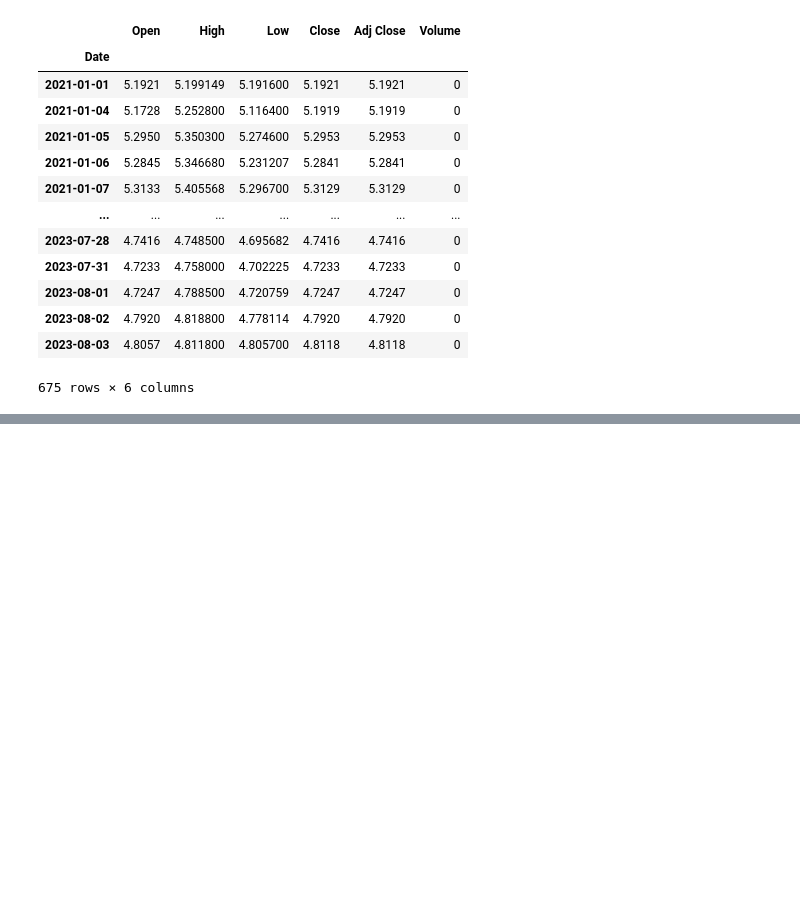
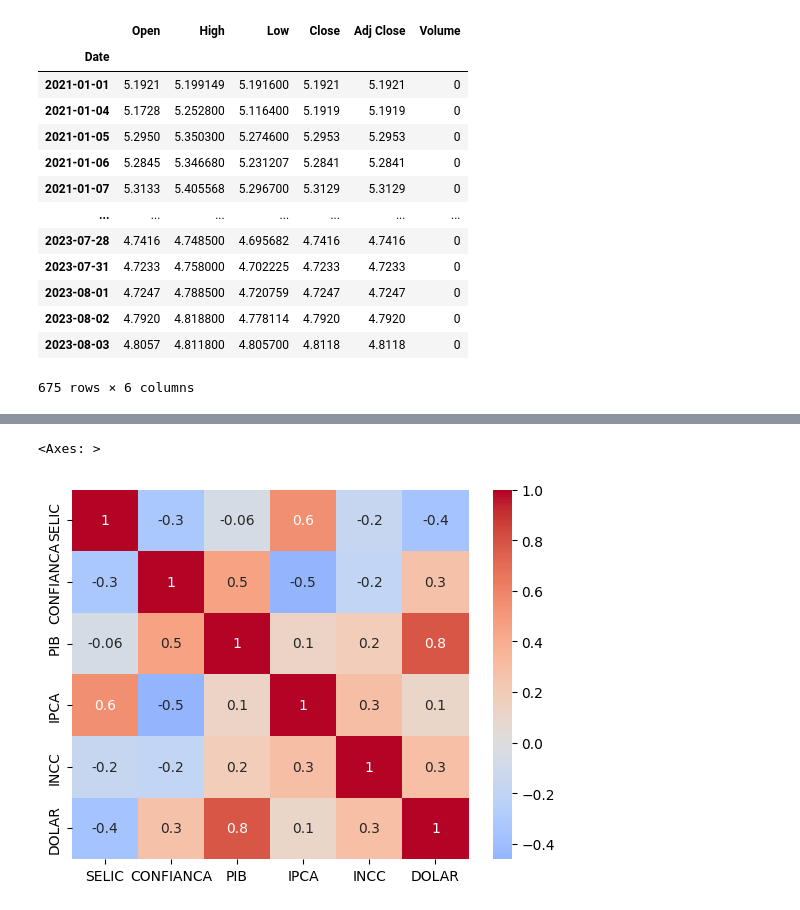
Before and after one commit to wpsilva/Macro, a Jupyter notebook: macro.ipynb, the cells around one changed output, grey strips where cells are left out. Cells and saved outputs as stored; diff of their text form; code cells hidden in the pictures; blank space fills up the shorter version.

```diff
--- a/macro.ipynb
+++ b/macro.ipynb
@@ -307,0 +312,17 @@ AttributeError: 'DataFrame' object has no attribute 'close'
+# %%
+selic2 = pd.DataFrame()
+confianca_consumidor2 = pd.DataFrame()
+pib2 = pd.DataFrame()
+incc2 = pd.DataFrame()
+ipca2 = pd.DataFrame()
+dolar2 = pd.DataFrame()
+# %%
+selic2["SELIC"] = nasdaqdatalink.get("BCB/432", start_date="2015-01-01", collapse='monthly')
+ipca2["IPCA"] = nasdaqdatalink.get("BCB/13522", start_date='2015-01-01', collapse='monthly')
+incc2["INCC"] = nasdaqdatalink.get("BCB/192", start_date='2015-01-01', collapse='monthly')
+pib2["PIB"] = nasdaqdatalink.get("BCB/4380", start_date='2015-01-01', collapse='monthly')
+confianca_consumidor2["CONFIANCA"] = nasdaqdatalink.get("BCB/4393", start_date='2015-01-01', collapse='monthly')
+dolar2["DOLAR"] = nasdaqdatalink.get("BCB/10813", start_date='2015-01-01', collapse='monthly')
+# %%
+macros = pd.concat([selic2, confianca_consumidor2, pib2, ipca2, incc2, dolar2], axis=1)
+macros
@@ -307,0 +344,2 @@ AttributeError: 'DataFrame' object has no attribute 'close'
+# %%
+matrix_correlacao = macros.corr()
@@ -307,0 +356,6 @@ AttributeError: 'DataFrame' object has no attribute 'close'
+# %%
+lista_macro = macros.columns
+sns.heatmap(matrix_correlacao, cmap="coolwarm", center=0, annot=True, fmt='.1g', xticklabels=lista_macro, yticklabels=lista_macro)
+# %% [output]
+<Axes: >
+[figure, added]
```
Also changed, not shown: parts of 8 cells of this notebook.
